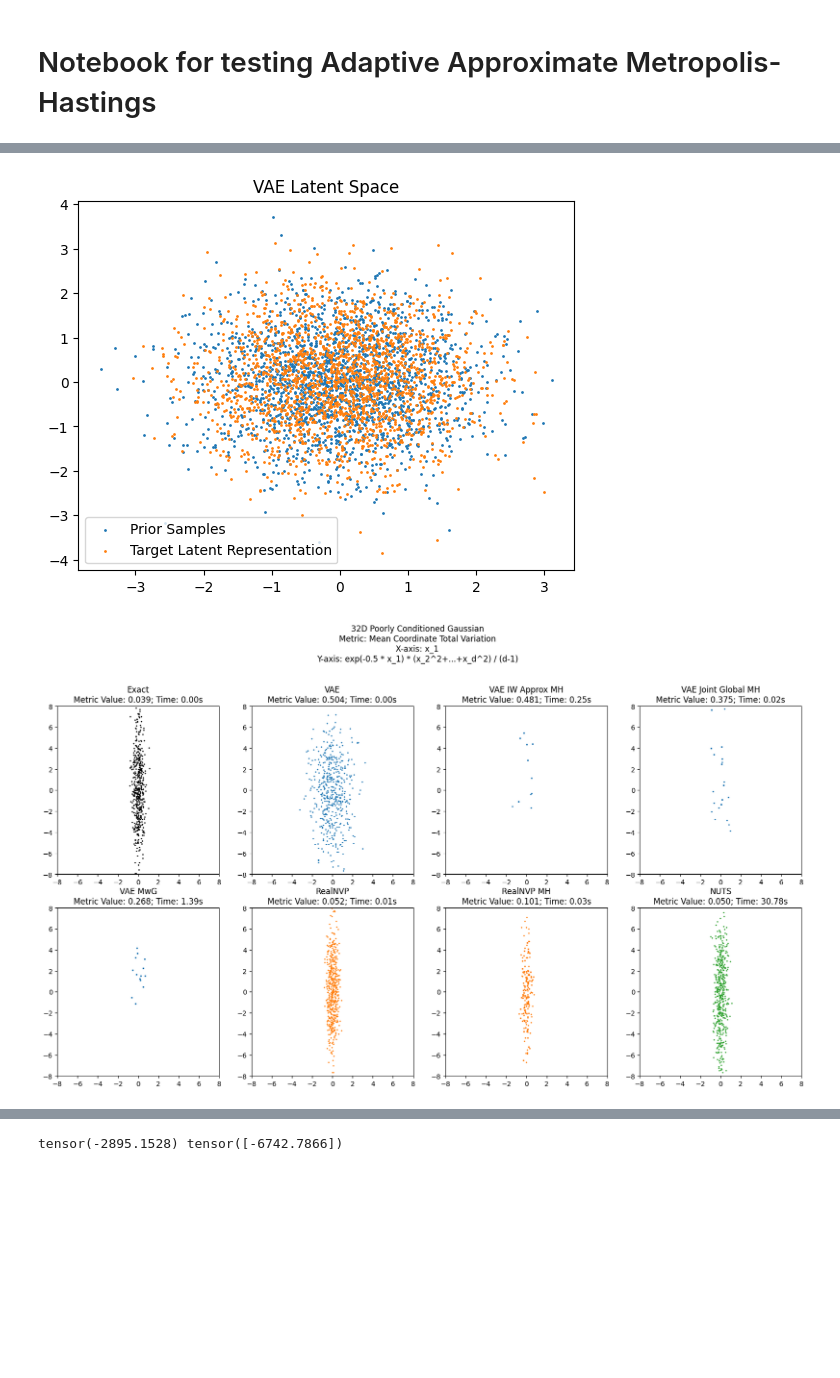
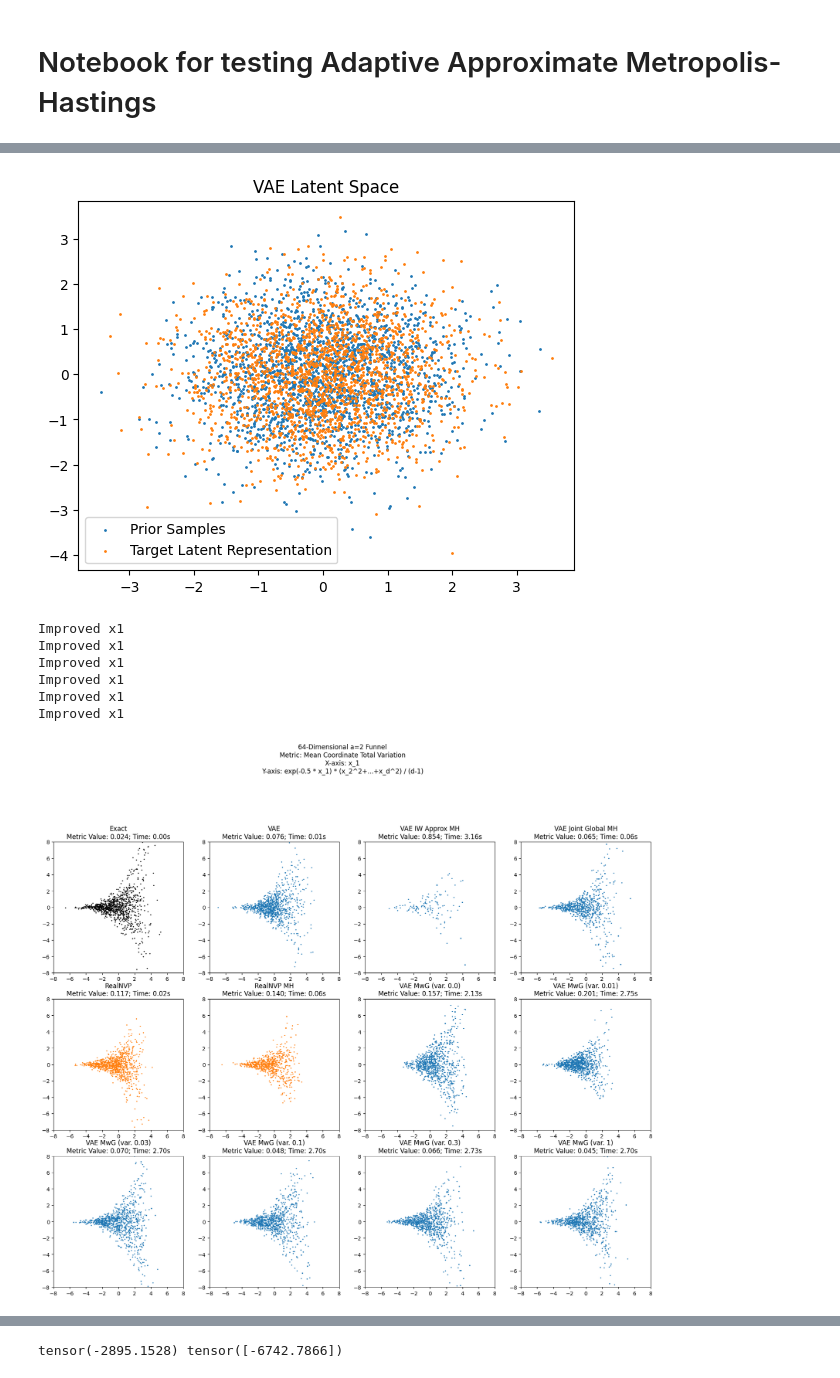
Before and after one commit to xapq/approximate-metropolis-hastings, a Jupyter notebook: notebooks/AdaptiveMH.ipynb, the cells around one changed output, grey strips where cells are left out. Drawn from its saved outputs; the diff is of its cells as text; code cells hidden in the pictures; blank space fills up the shorter version.

Commit message:
Implemented exact VAE-based samplers with latent noise injection (both autoregressive and non-autoregressive versions)

```diff
--- a/notebooks/AdaptiveMH.ipynb
+++ b/notebooks/AdaptiveMH.ipynb
@@ -36,8 +36,8 @@ mpl.axes.Axes.t_scatter = t_scatter
 # target = create_serpentine(n_sections=3, section_height=1, section_width=1, device=device)
 # target = create_random_gaussian_mixture(dim=2, n_components=10, variance_lim=(0.0001, 0.001), seed=39)
 # target = IndependentMultivariateNormal(mean=torch.tensor([0., -5.]), std=torch.tensor(0.1))
-# target = Funnel(dim=128, a=2, device=device)
-target = PoorlyConditionedGaussian(dim=32, seed=42, device=device)
+target = Funnel(dim=64, a=2, device=device)
+# target = PoorlyConditionedGaussian(dim=32, seed=42, device=device)
 initial_sample = torch.distributions.Normal(loc=torch.tensor([1.0, 0.0]), scale=0.25).sample((200,))
 # initial_sample = target.sample((500,))
 visualize_distribution(target, sample_size=1_000, levels=20, plot_samples=True)
@@ -49,7 +49,7 @@ visualize_distribution(target, sample_size=1_000, levels=20, plot_samples=True)
 # %%
 vae = VAE(
     data_dim=target.dim,
-    hidden_dims=(48, 48, 48),
+    hidden_dims=(96, 96, 96),
     latent_dim=target.dim,
     device=device
 )
@@ -60,9 +60,9 @@ vae_trainer = AdaptiveVAETrainer(
     model=vae,
     model_log_likelihood=vae_log_ml_estimator,
     optimizer='adam',
-    lr=6e-2,
-    kl_annealing_epochs=50,
-    no_kl_penalty_epochs=20,
+    lr=3e-3,
+    kl_annealing_epochs=15,
+    no_kl_penalty_epochs=0,
     warmup_epochs=5,
     scheduler="steplr",
     scheduler_step_size=150,
@@ -75,11 +75,12 @@ flow_trainer = AdaptiveFlowTrainer(
     forward_kl_factor=1,
     backward_kl_factor=1,
     optimizer='adam',
-    lr=6e-2,
-    warmup_epochs=5,
-    scheduler="steplr",
-    scheduler_step_size=150,
-    scheduler_gamma=0.1
+    lr=2e-3,
+    warmup_epochs=60,
+    grad_clip=0.5,
+#    scheduler="steplr",
+#    scheduler_step_size=150,
+#    scheduler_gamma=0.1
 )
 
 print('# Flow parameters:', count_parameters(flow))
@@ -227,62 +228,70 @@ def compare_latent_representations():
 
 compare_latent_representations()
 # %% [output]
-[figure, old version]
+[figure, new version]
 # %%
 def compare_sampling_methods(color_using_likelihood=False):
     vae.eval()
     flow.eval()
 
-    n_samples = 500
+    n_samples = 5000
     target_samples = target.sample((n_samples,))
     metric_object = CoordinateDistributionMetric(TotalVariation1d(), projection_coordinates=(0,1))
-    metric = lambda x: metric_object(target_samples @ target.Q, x @ target.Q)
+    metric = lambda x: metric_object(target_samples, x)  # @ target.Q
+    mwg_variance_options = [0., 0.01, 0.03, 0.1, 0.3, 1]
 
     sampling_methods = [
         ('Exact', lambda n: target.sample((n,)), 'black'),
         ('VAE', lambda n: vae.sample((n,)), 'tab:blue'),
         ('VAE IW Approx MH', lambda n: MetropolisHastingsFilter(vae, target).apply(vae.sample((n,))), 'tab:blue'),
         ('VAE Joint Global MH', lambda n: VAEGlobalMHFilter(vae, target).apply(*vae.sample_joint((n,))), 'tab:blue'),
-        ('VAE MwG', lambda n: VAEMetropolisWithinGibbsSampler(vae, target).sample(n), 'tab:blue'),
         ('RealNVP', lambda n: flow.sample((n,)), 'tab:orange'),
         ('RealNVP MH', lambda n: MetropolisHastingsFilter(flow, target).apply(flow.sample((n,))), 'tab:orange'),
-        ('NUTS', lambda n: NUTS(torch.zeros((1, target.dim), device=device), target, n, 50, step_size=0.1, verbose=True)[:, 0], 'tab:green')
+#        ('NUTS', lambda n: NUTS(torch.zeros((1, target.dim), device=device), target, n, 50, step_size=0.1, verbose=True)[:, 0], 'tab:green')
     ]
+    for mwg_variance in mwg_variance_options:
+        sampling_methods.append((f'VAE MwG (var. {mwg_variance})', VAEMetropolisWithinGibbsSampler(vae, target, latent_noise_variance=mwg_variance).sample, 'tab:blue'))
     n_methods = len(sampling_methods)
     sc_plots = []
 
-    fig, axs = plt.subplots(nrows=2, ncols=4, figsize=(20, 10))
+    fig, axs = plt.subplots(nrows=3, ncols=4, figsize=(20, 15))
     axs = axs.flatten()
     fig.suptitle(f'{target.friendly_name}\nMetric: {metric_object.name()}\nX-axis: x_1\nY-axis: exp(-0.5 * x_1) * (x_2^2+...+x_d^2) / (d-1)', y=1.05)
     for i in range(n_methods):
         name, sampler_func, color = sampling_methods[i]
         tic = time()
         samples = sampler_func(n_samples)
         toc = time()
         metric_value = metric(samples)
         ax = axs[i]
         ax.set_title(f'{name}\nMetric Value: {metric_value:0.3f}; Time: {toc-tic:0.2f}s')
 
         # dist1 = torch.distributions.Normal(0., target.a)
         # dist2 = torch.distributions.Chi2(df=target.)
         c = to_numpy(target.log_prob(samples) + 0.5 * target.dim * samples[..., 0]) if color_using_likelihood else color
-        sc_plots.append(ax.t_scatter(samples, c=c))
+        sc_plots.append(ax.t_scatter(samples[::5], c=c))
         #fig.colorbar(sc_plots[-1])
 
         ax.set_xlim(-8, 8)
         ax.set_ylim(-8, 8)
 
     '''
     clims = [sc_plot.get_clim() for sc_plot in sc_plots]
     global_cmin = min([clim[0] for clim in clims])
     global_cmax = max([clim[1] for clim in clims])
     for sc_plot in sc_plots:
         sc_plot.set_clim(global_cmin, global_cmax)
     '''
 
 compare_sampling_methods(False)
 # %% [output]
+Improved x1
+Improved x1
+Improved x1
+Improved x1
+Improved x1
+Improved x1
-[figure, old version]
+[figure, new version]
 # %%
 def compare_sample_likelihood_distributions():
     n_samples = 500
```
Also changed, not shown: parts of 7 cells of this notebook, 2 other files.
